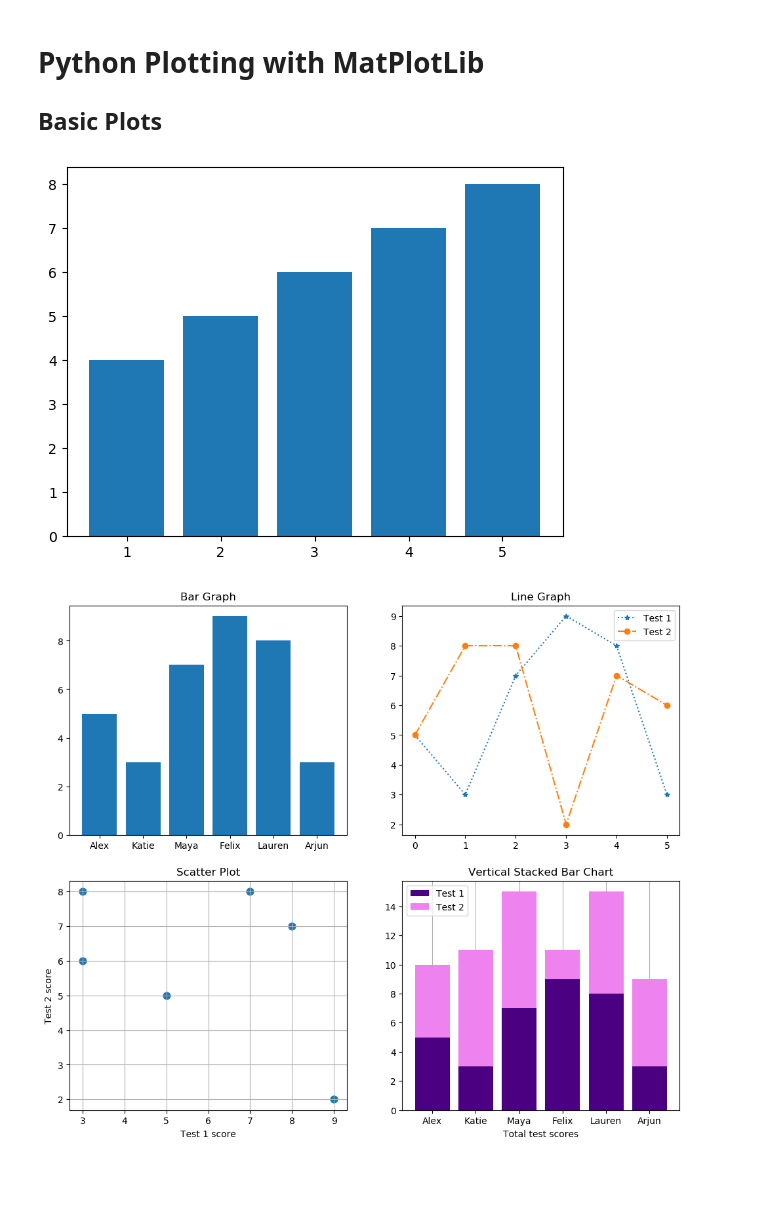
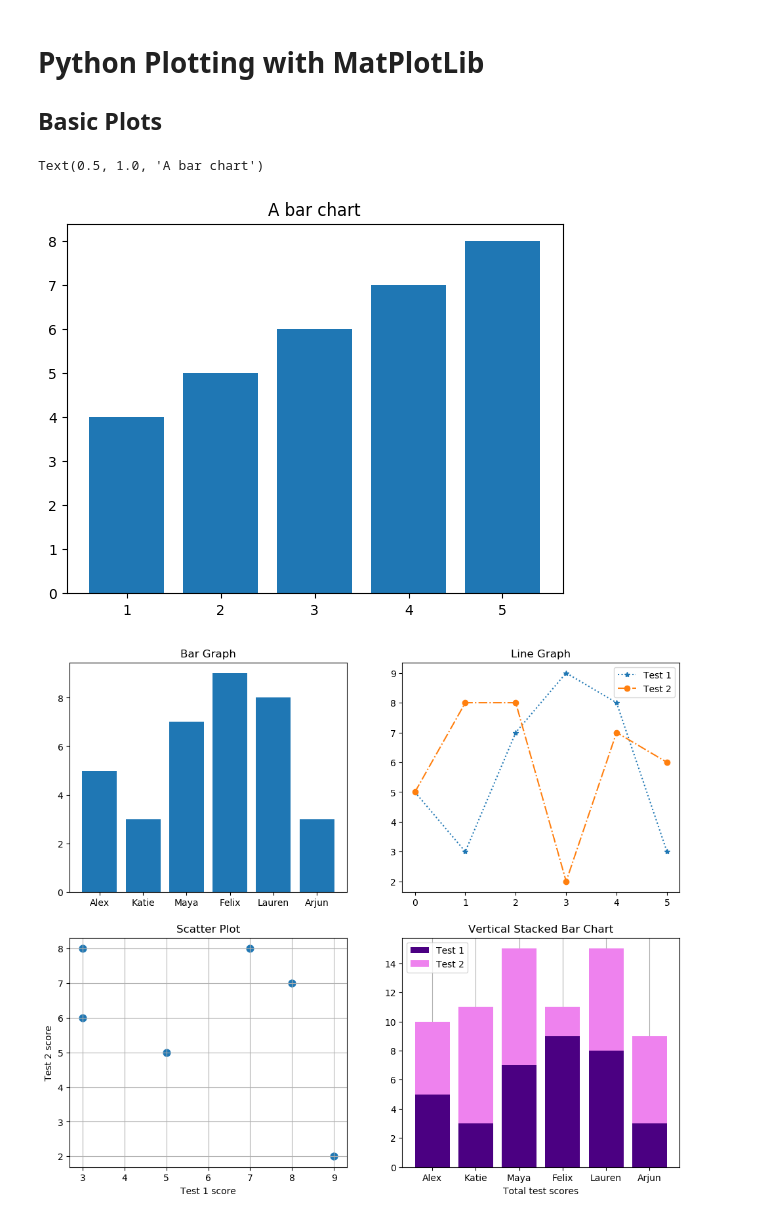
Before and after one commit to Chanab0910/Computing2, a Jupyter notebook: JupyterMPL/matplotlib_trial.ipynb, the cells around one changed output. Cells and saved outputs as stored; diff of their text form; code cells hidden in the pictures; blank space fills up the shorter version.

Commit message:
more plots

```diff
--- a/JupyterMPL/matplotlib_trial.ipynb
+++ b/JupyterMPL/matplotlib_trial.ipynb
@@ -7,9 +7,11 @@ import matplotlib.pyplot as plt
 # %%
 fig, ax = plt.subplots()
 data = [4,5,6,7,8]
 ax.bar([1,2,3,4,5], data);
+ax.set_title('A bar chart')
 # %% [output]
+Text(0.5, 1.0, 'A bar chart')
-[figure, old version]
+[figure, new version]
 # %%
 ax.bar([1, 2, 3, 4, 5], data);
 test_1 = [5, 3, 7, 9, 8, 3]
```
Also changed, not shown: parts of 4 cells of this notebook.
